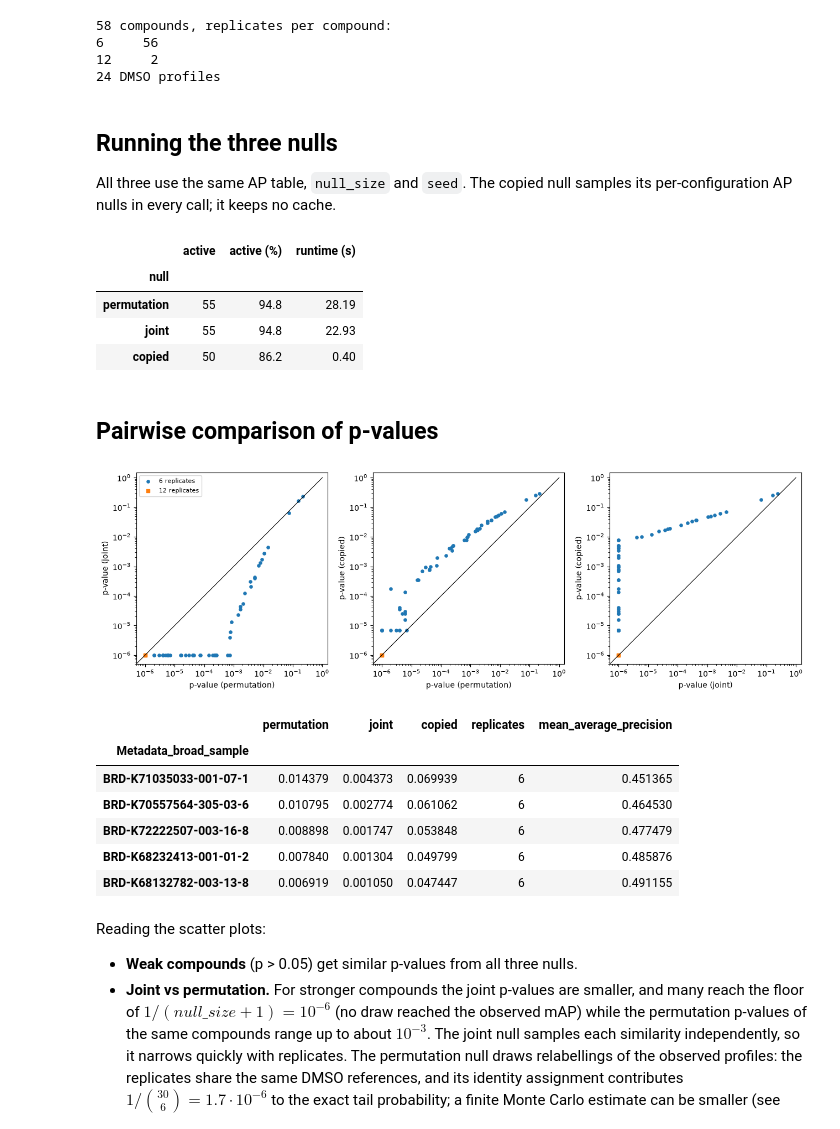
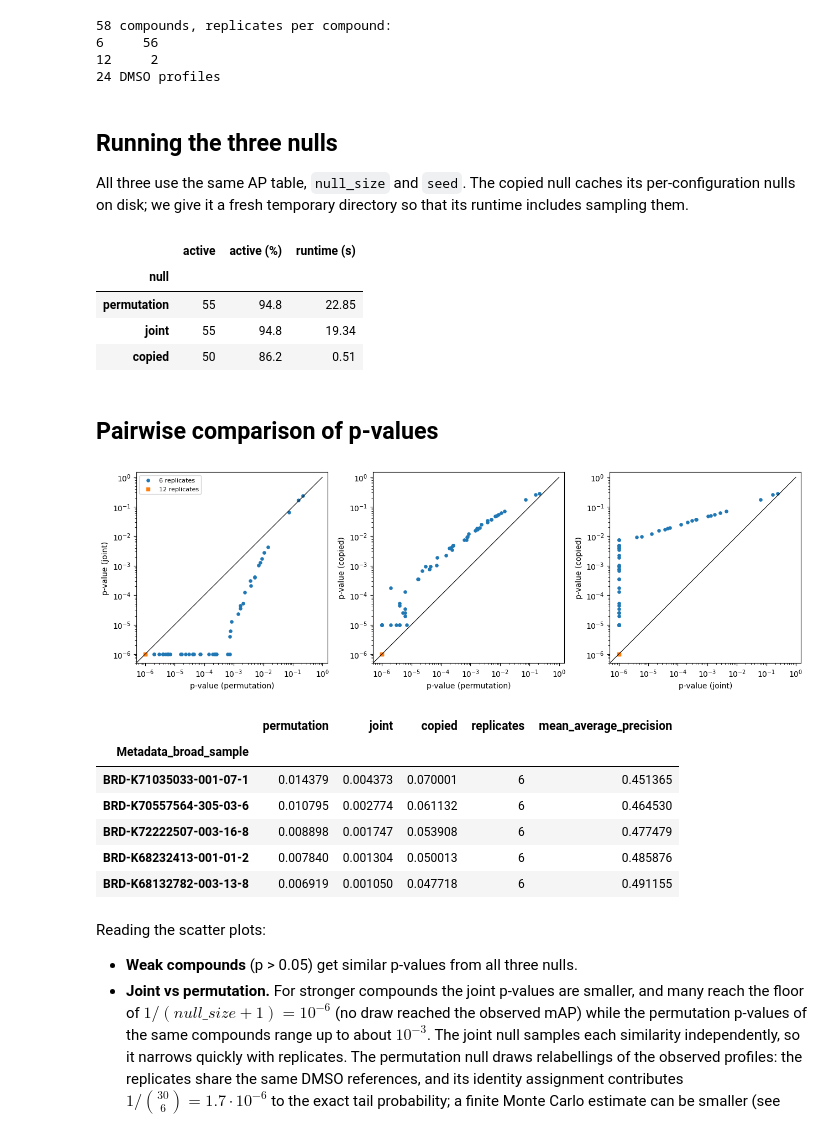
Before and after one commit to alxndrkalinin/copairs, a Jupyter notebook: docs/examples/null_comparison.ipynb, the cells around one changed output. Saved outputs shown, nothing was run; the diff lists cells and outputs as text; code cells hidden in the pictures.

```diff
--- a/docs/examples/null_comparison.ipynb
+++ b/docs/examples/null_comparison.ipynb
@@ -70,49 +71,51 @@ print(f"{(df['Metadata_broad_sample'] == 'DMSO').sum()} DMSO profiles")
 # %% [markdown]
 ## Running the three nulls
 
-All three use the same AP table, `null_size` and `seed`. The copied null samples its per-configuration AP nulls in every call; it keeps no cache.
+All three use the same AP table, `null_size` and `seed`. The copied null caches its per-configuration nulls on disk; we give it a fresh temporary directory so that its runtime includes sampling them.
 # %%
 nulls = ["permutation", "joint", "copied"]
 null_size = 1_000_000
 seed = 0
 
 
 def run_null(ap, null, null_size=null_size):
     """Return the mAP table of ``ap`` under ``null`` and the call's runtime."""
-    start = perf_counter()
-    result = map.mean_average_precision(
-        ap,
-        pos_sameby,
-        null_size=null_size,
-        threshold=0.05,
-        seed=seed,
-        null=null,
-        progress_bar=False,
-    )
-    return result, perf_counter() - start
+    with tempfile.TemporaryDirectory() as cache_dir:
+        start = perf_counter()
+        result = map.mean_average_precision(
+            ap,
+            pos_sameby,
+            null_size=null_size,
+            threshold=0.05,
+            seed=seed,
+            null=null,
+            cache_dir=cache_dir,
+            progress_bar=False,
+        )
+        return result, perf_counter() - start
 
 
 maps = {}
 summary = []
 for null in nulls:
     result, runtime = run_null(activity_ap, null)
     maps[null] = result.set_index("Metadata_broad_sample")
     active = maps[null]["below_corrected_p"]
     summary.append(
         {
             "null": null,
             "active": int(active.sum()),
             "active (%)": round(100 * active.mean(), 1),
             "runtime (s)": round(runtime, 2),
         }
     )
 pd.DataFrame(summary).set_index("null")
 # %% [output]
 |  | active | active (%) | runtime (s) |
 | null |  |  |  |
-| permutation | 55 | 94.8 | 28.19 |
-| joint | 55 | 94.8 | 22.93 |
-| copied | 50 | 86.2 | 0.40 |
+| permutation | 55 | 94.8 | 22.85 |
+| joint | 55 | 94.8 | 19.34 |
+| copied | 50 | 86.2 | 0.51 |
 # %% [markdown]
 ## Pairwise comparison of p-values
 # %%
@@ -138,7 +141,7 @@ axes[0].legend(loc="upper left", fontsize=8)
 plt.tight_layout()
 plt.show()
 # %% [output]
-[figure, old version]
+[figure, new version]
 # %%
 # compounds whose calls differ between nulls
 calls = pd.DataFrame({null: maps[null]["below_corrected_p"] for null in nulls})
@@ -148,11 +151,11 @@ p.loc[differ.index].join(mean_ap).sort_values("mean_average_precision")
 # %% [output]
 |  | permutation | joint | copied | replicates | mean_average_precision |
 | Metadata_broad_sample |  |  |  |  |  |
-| BRD-K71035033-001-07-1 | 0.014379 | 0.004373 | 0.069939 | 6 | 0.451365 |
-| BRD-K70557564-305-03-6 | 0.010795 | 0.002774 | 0.061062 | 6 | 0.464530 |
-| BRD-K72222507-003-16-8 | 0.008898 | 0.001747 | 0.053848 | 6 | 0.477479 |
-| BRD-K68232413-001-01-2 | 0.007840 | 0.001304 | 0.049799 | 6 | 0.485876 |
-| BRD-K68132782-003-13-8 | 0.006919 | 0.001050 | 0.047447 | 6 | 0.491155 |
+| BRD-K71035033-001-07-1 | 0.014379 | 0.004373 | 0.070001 | 6 | 0.451365 |
+| BRD-K70557564-305-03-6 | 0.010795 | 0.002774 | 0.061132 | 6 | 0.464530 |
+| BRD-K72222507-003-16-8 | 0.008898 | 0.001747 | 0.053908 | 6 | 0.477479 |
+| BRD-K68232413-001-01-2 | 0.007840 | 0.001304 | 0.050013 | 6 | 0.485876 |
+| BRD-K68132782-003-13-8 | 0.006919 | 0.001050 | 0.047718 | 6 | 0.491155 |
 # %% [markdown]
 Reading the scatter plots:
 
```
Also changed, not shown: parts of 2 cells of this notebook, 15 other files.
